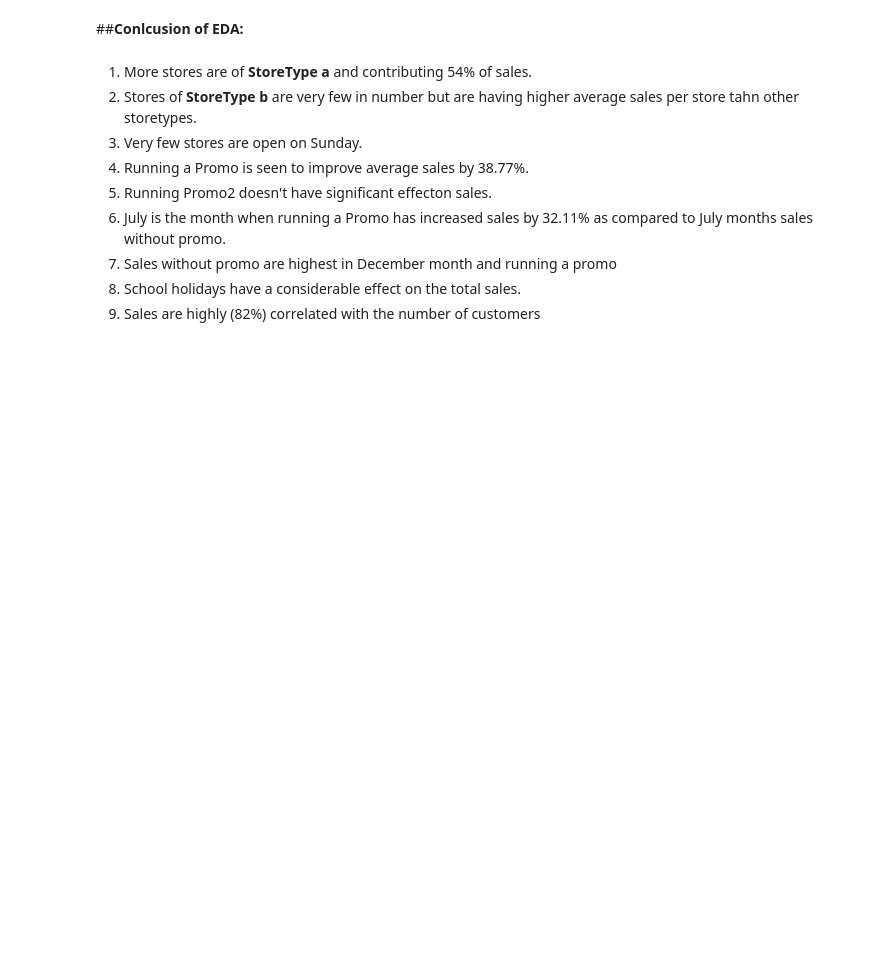
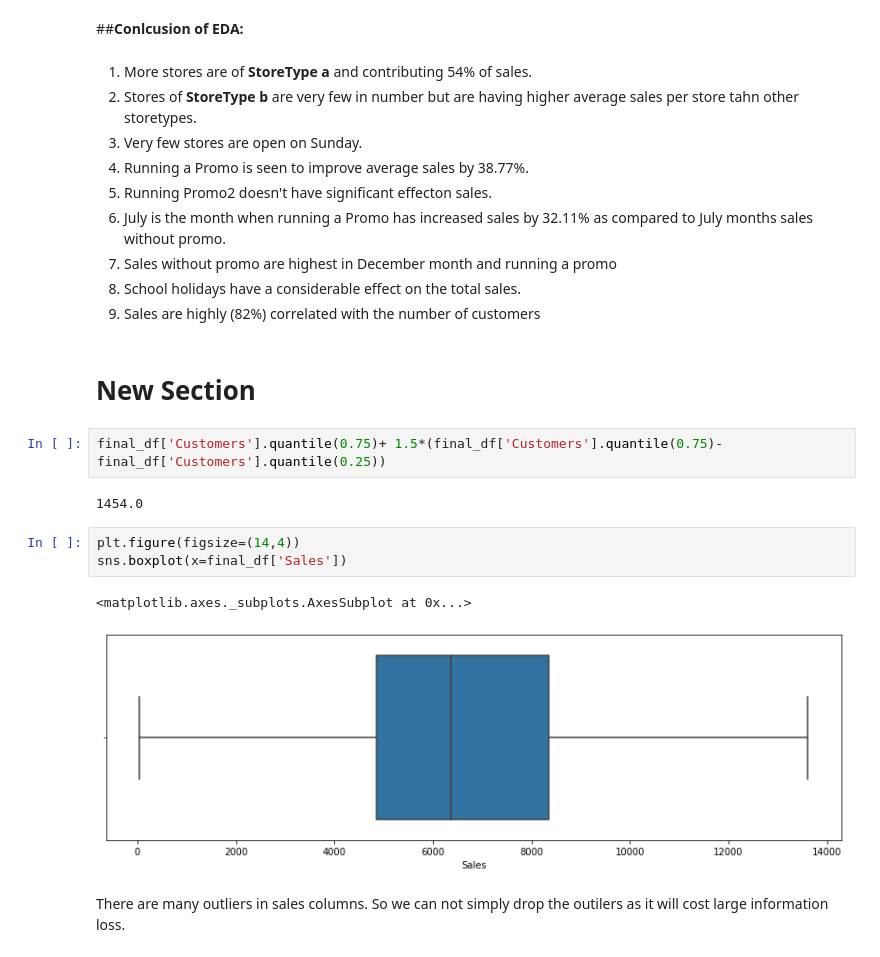
Before and after one commit to pranavdevi28/Rossmann_Sales_Prediction, a Jupyter notebook: Rossmann_Sales_Prediction_Capstone_Project.ipynb, the cells around one changed output. Saved outputs shown, nothing was run; the diff lists cells and outputs as text; blank space fills up the shorter version.

Commit message:
Outliers treated

```diff
--- a/Rossmann_Sales_Prediction_Capstone_Project.ipynb
+++ b/Rossmann_Sales_Prediction_Capstone_Project.ipynb
@@ -805,3 +800,17 @@ sns.heatmap(round(abs(corr),2), annot=True, cmap='YlOrRd', mask=np.triu(corr))
 7. Sales without promo are highest in December month and running a promo
 8. School holidays have a considerable effect on the total sales.
 9. Sales are highly (82%) correlated with the number of customers
+# %% [markdown]
+# New Section
+# %%
+final_df['Customers'].quantile(0.75)+ 1.5*(final_df['Customers'].quantile(0.75)-final_df['Customers'].quantile(0.25))
+# %% [output]
+1454.0
+# %%
+plt.figure(figsize=(14,4))
+sns.boxplot(x=final_df['Sales'])
+# %% [output]
+<matplotlib.axes._subplots.AxesSubplot at 0x...>
+[figure, added]
+# %% [markdown]
+There are many outliers in sales columns. So we can not simply drop the outilers as it will cost large information loss.
```
Also changed, not shown: parts of 23 cells of this notebook.
